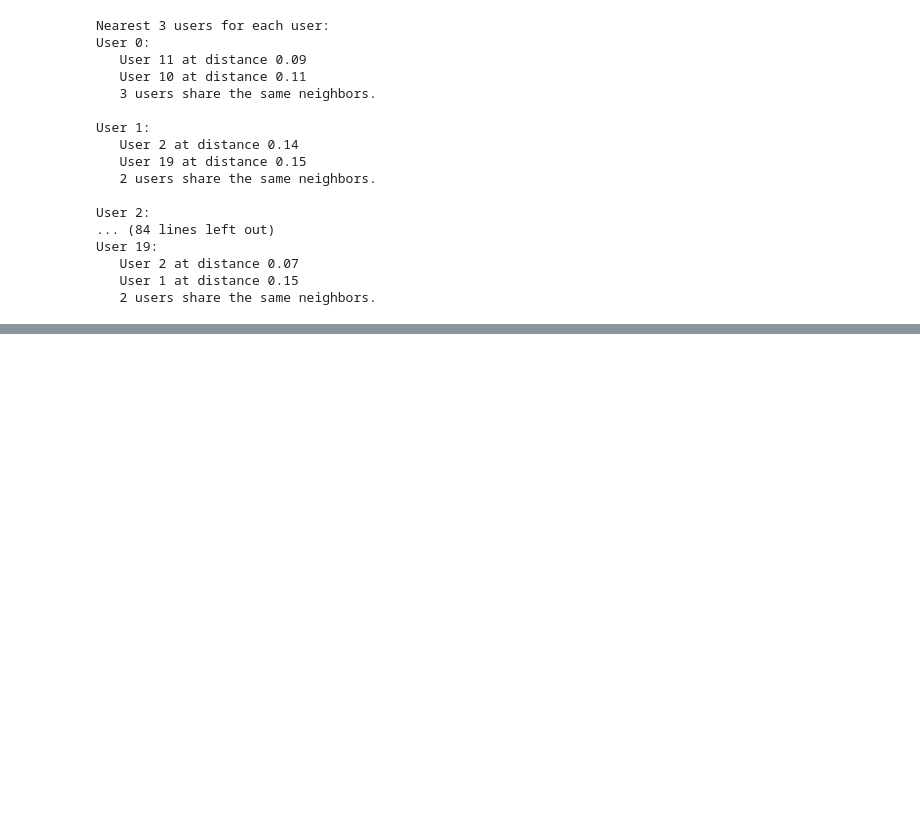
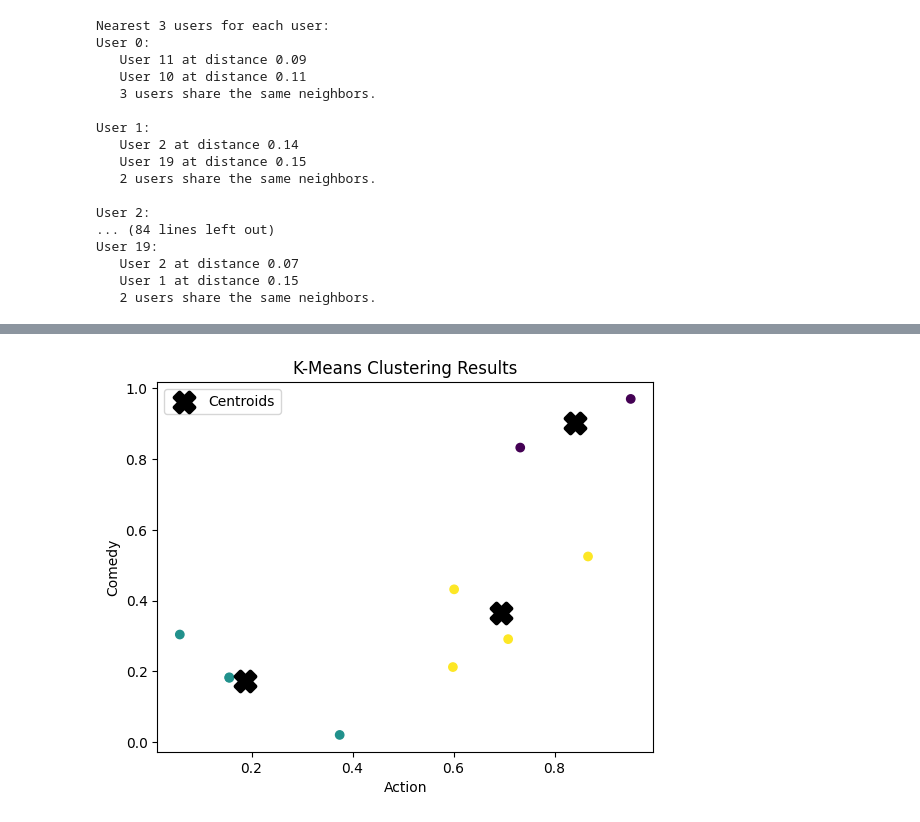
Before and after one commit to mohammed21kamall/Graduation-Project, a Jupyter notebook: K_Means_Clusers.ipynb, the cells around one changed output, grey strips where cells are left out. Drawn from its saved outputs; the diff is of its cells as text; code cells hidden in the pictures; blank space fills up the shorter version.

```diff
--- a/K_Means_Clusers.ipynb
+++ b/K_Means_Clusers.ipynb
@@ -98,0 +160,27 @@ User 19:
+# %%
+import matplotlib.pyplot as plt
+
+# الأبعاد المستخدمة للرسم البياني
+dimension1 = 'Action'
+dimension2 = 'Comedy'
+
+# الألوان المستخدمة لتمثيل الكتل
+colors = ['red', 'blue', 'green']
+
+# رسم البيانات
+plt.scatter(User_Behavior_Probability[dimension1], User_Behavior_Probability[dimension2], c=User_Behavior_Probability['Cluster'], cmap='viridis')
+
+# إعداد العنوان والتسميات
+plt.title('K-Means Clustering Results')
+plt.xlabel(dimension1)
+plt.ylabel(dimension2)
+
+# رسم الدائرات المركزية للكتل
+centers = kmeans.cluster_centers_
+plt.scatter(centers[:, User_Behavior_Probability.columns.get_loc(dimension1)], centers[:, User_Behavior_Probability.columns.get_loc(dimension2)], marker='X', s=200, linewidths=3, color='black', label='Centroids')
+
+# إظهار الرسم البياني
+plt.legend()
+plt.show()
+# %% [output]
+[figure, added]
```
Also changed, not shown: parts of 8 cells of this notebook.
